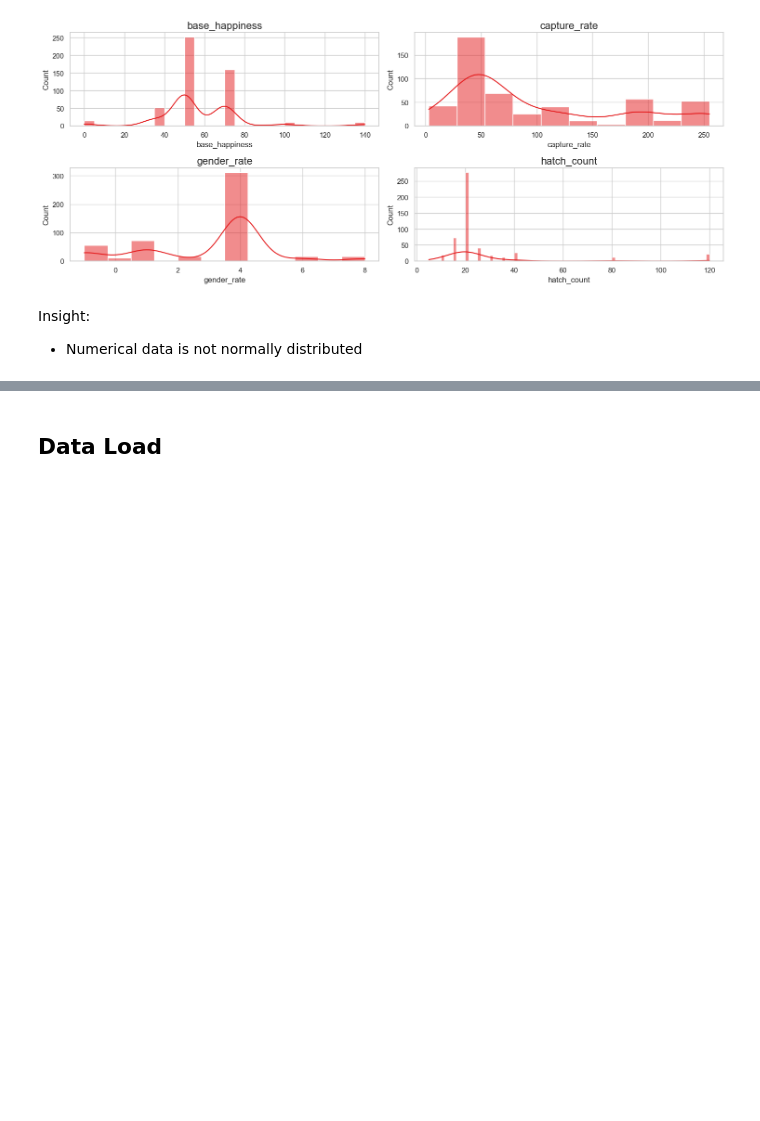
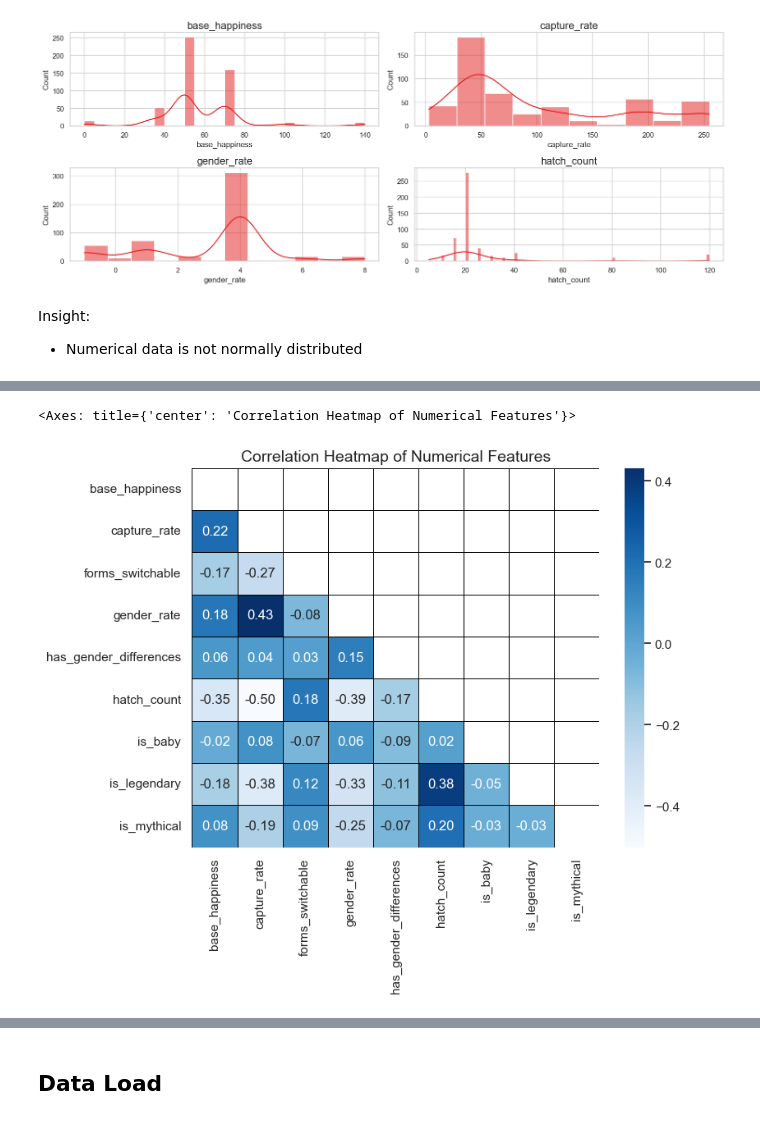
Before and after one commit to mauritzrafael/Pokemon-API-ETL, a Jupyter notebook: Pokemon API ETL.ipynb, the cells around one changed output, grey strips where cells are left out. Drawn from its saved outputs; the diff is of its cells as text; code cells hidden in the pictures; blank space fills up the shorter version.

```diff
--- a/Pokemon API ETL.ipynb
+++ b/Pokemon API ETL.ipynb
@@ -182,3 +185,7 @@ plt.show()
 # %% [markdown]
 Insight:
 - Numerical data is not normally distributed
+# %%
+# check univariate statistics for numerical columns : spearman correlation for data which is not normally distributed
+df_pokemon_corr = df_pokemon.drop(columns='id').corr(method = 'spearman', numeric_only = True)
+df_pokemon_corr
@@ -184,0 +203,15 @@ Insight:
+# %%
+# correlation visulization
+plt.figure(figsize = (8,6))
+sns.set(style='white')
+plt.title('Correlation Heatmap of Numerical Features', size = 14)
+sns.heatmap(data=df_pokemon_corr,
+            annot=True,
+            cmap = 'Blues',
+            fmt = '.2f',
+            linewidths=0.5,
+            mask=np.triu(df_pokemon_corr),
+            linecolor='black')
+# %% [output]
+<Axes: title={'center': 'Correlation Heatmap of Numerical Features'}>
+[figure, added]
```
Also changed, not shown: parts of 8 cells of this notebook.
